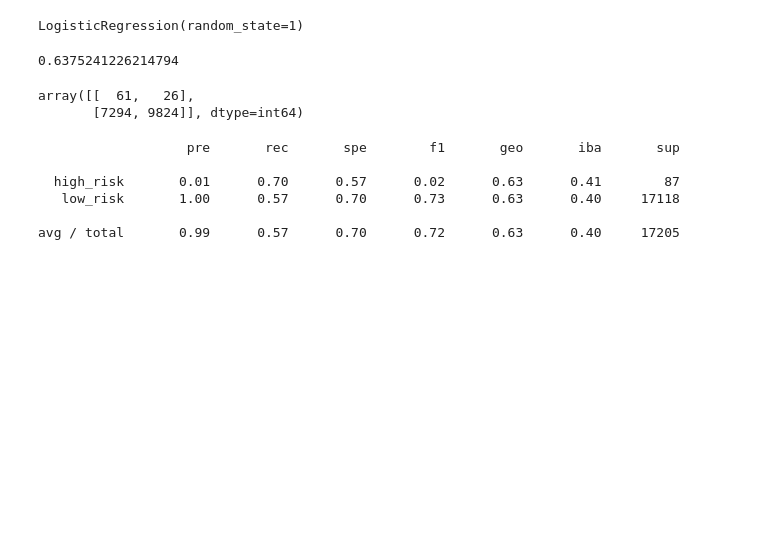
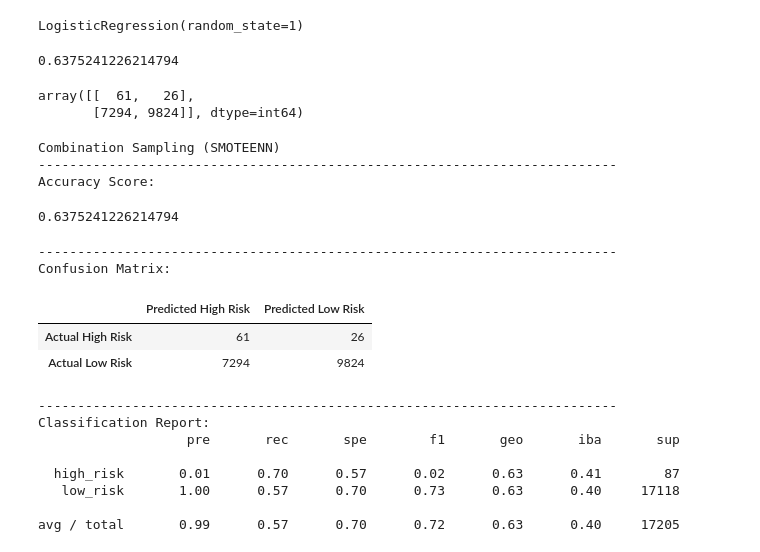
Before and after one commit to Angienoelhaverly/Credit_Risk_Analysis, a Jupyter notebook: credit_risk_resampling.ipynb, the cells around one changed output. Saved outputs shown, nothing was run; the diff lists cells and outputs as text; code cells hidden in the pictures; blank space fills up the shorter version.

```diff
--- a/credit_risk_resampling.ipynb
+++ b/credit_risk_resampling.ipynb
@@ -350,15 +413,40 @@ confusion_matrix(y_test, y_pred)
 # %% [output]
 array([[  61,   26],
        [7294, 9824]], dtype=int64)
-# %%
-# Print the imbalanced classification report
-from imblearn.metrics import classification_report_imbalanced
-
-print(classification_report_imbalanced(y_test, y_pred))
-# %% [output]
-                   pre       rec       spe        f1       geo       iba       sup
-
-  high_risk       0.01      0.70      0.57      0.02      0.63      0.41        87
-   low_risk       1.00      0.57      0.70      0.73      0.63      0.40     17118
-
-avg / total       0.99      0.57      0.70      0.72      0.63      0.40     17205
+# %%
+# Print the imbalanced classification report
+from imblearn.metrics import classification_report_imbalanced
+
+cm = confusion_matrix(y_test, y_pred)
+cm_df = pd.DataFrame(
+    cm, index=["Actual High Risk", "Actual Low Risk"], columns=["Predicted High Risk", "Predicted Low Risk"]
+)
+
+print(f'Combination Sampling (SMOTEENN)')
+print(f'--------------------------------------------------------------------------')
+print(f'Accuracy Score: ')
+display(smoteenn_score)
+print(f'--------------------------------------------------------------------------')
+print(f'Confusion Matrix:')
+display(cm_df)
+print(f'--------------------------------------------------------------------------')
+print(f'Classification Report:')
+print(classification_report_imbalanced(y_test, y_pred))
+# %% [output]
+Combination Sampling (SMOTEENN)
+--------------------------------------------------------------------------
+Accuracy Score:
+0.6375241226214794
+--------------------------------------------------------------------------
+Confusion Matrix:
+|  | Predicted High Risk | Predicted Low Risk |
+| Actual High Risk | 61 | 26 |
+| Actual Low Risk | 7294 | 9824 |
+--------------------------------------------------------------------------
+Classification Report:
+                   pre       rec       spe        f1       geo       iba       sup
+
+  high_risk       0.01      0.70      0.57      0.02      0.63      0.41        87
+   low_risk       1.00      0.57      0.70      0.73      0.63      0.40     17118
+
+avg / total       0.99      0.57      0.70      0.72      0.63      0.40     17205
```
Also changed, not shown: parts of 11 cells of this notebook.
